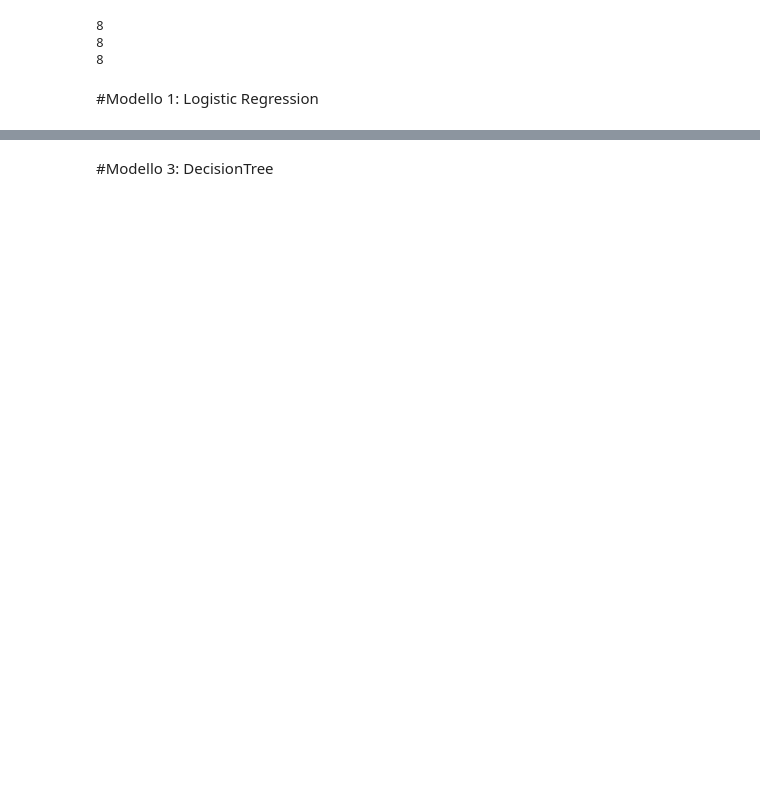
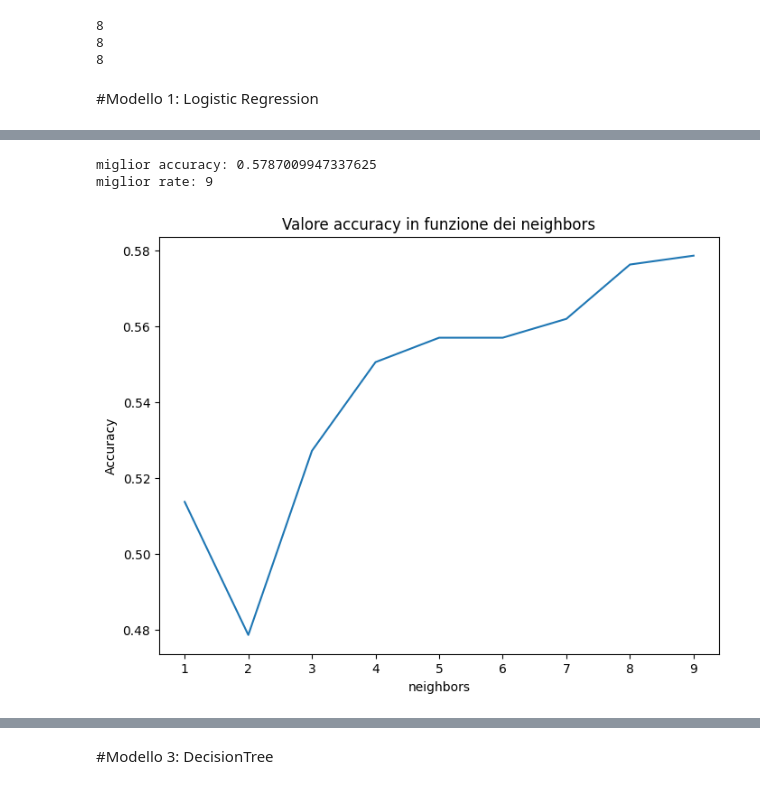
Before and after one commit to GiacomoMM/blood-cell-classification-detection, a Jupyter notebook: Progetto_LabIA.ipynb, the cells around one changed output, grey strips where cells are left out. Saved outputs shown, nothing was run; the diff lists cells and outputs as text; code cells hidden in the pictures; blank space fills up the shorter version.

```diff
--- a/Progetto_LabIA.ipynb
+++ b/Progetto_LabIA.ipynb
@@ -434,0 +452,13 @@ WARNING:matplotlib.image:Clipping input data to the valid range for imshow with
+# %%
+from sklearn.neighbors import KNeighborsClassifier
+
+best_k=[]
+best_accuracy=[]
+for i in range(1,10):
+  model = KNeighborsClassifier(n_neighbors=i,n_jobs=-1)
+  model.fit(X_train_pd.to_list(), y_train_pd)
+  y_pred = model.predict(X_val_pd.to_list())
+  accuracy = accuracy_score(y_val_pd, y_pred)
+  print(f"accuracy: {accuracy} con k: {i}")
+  best_k.append(i)
+  best_accuracy.append(accuracy)
@@ -434,0 +475,17 @@ WARNING:matplotlib.image:Clipping input data to the valid range for imshow with
+# %%
+accuracy=max(best_accuracy)
+idx=best_accuracy.index(accuracy)
+k_valore=best_k[idx]
+print(f"miglior accuracy: {accuracy}")
+print(f"miglior rate: {k_valore}")
+
+plt.figure(figsize=(8, 6))
+plt.plot(best_k,best_accuracy)
+plt.xlabel("neighbors")
+plt.ylabel("Accuracy")
+plt.title("Valore accuracy in funzione dei neighbors")
+plt.show()
+# %% [output]
+miglior accuracy: 0.5787009947337625
+miglior rate: 9
+[figure, added]
```
Also changed, not shown: parts of 19 cells of this notebook.
